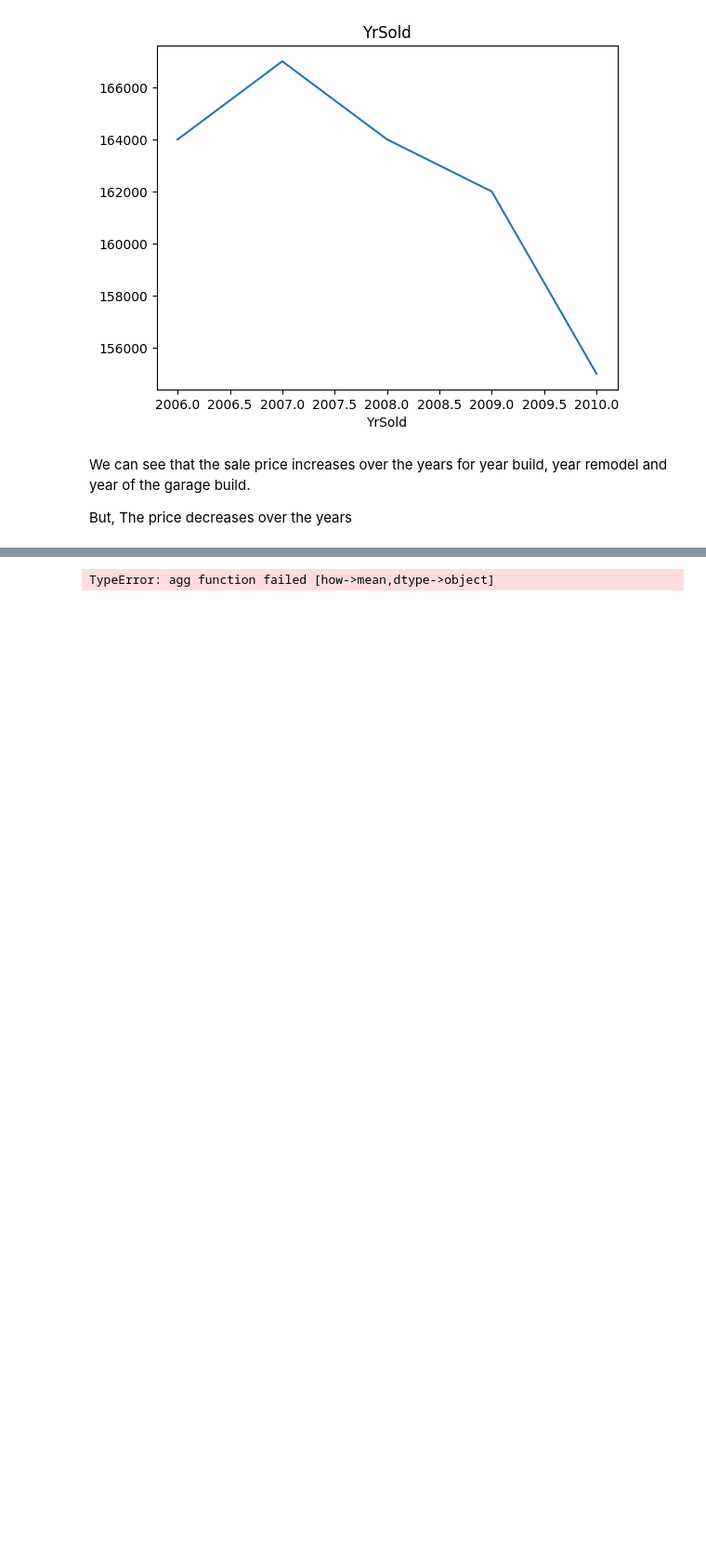
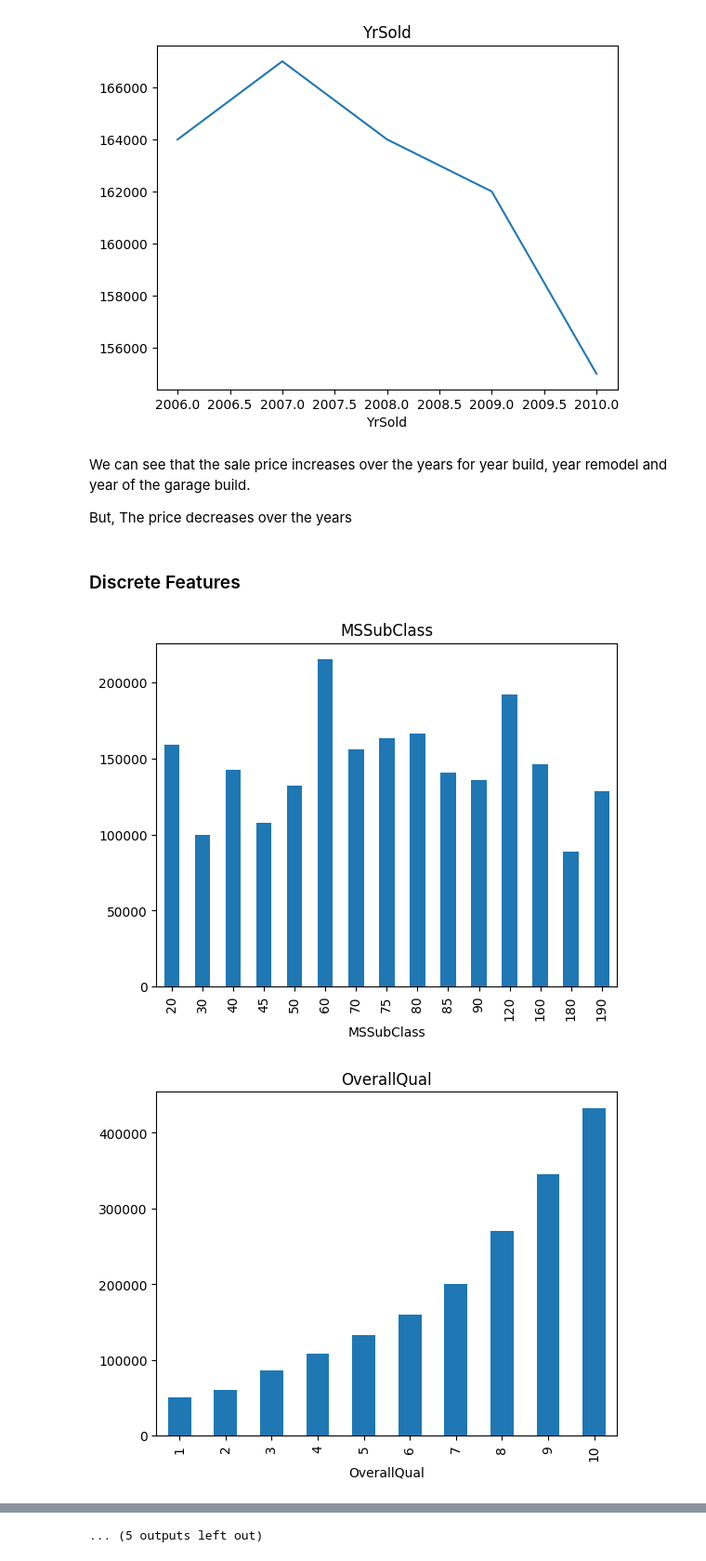
Before and after one commit to hyeen24/houseprices, a Jupyter notebook: notebook/EDA.ipynb, the cells around one changed output, grey strips where cells are left out. Shown at 93% size. Drawn from its saved outputs; the diff is of its cells as text; code cells hidden in the pictures; blank space fills up the shorter version.

```diff
--- a/notebook/EDA.ipynb
+++ b/notebook/EDA.ipynb
@@ -125,7 +124,7 @@ len(year_features)
 ['YearBuilt', 'YearRemodAdd', 'GarageYrBlt', 'YrSold']
 4
 # %%
-discrete_numerical_feature = [feature for feature in numeric_features if len((df[feature]).unique()) < 25 and feature not in year_features]
+discrete_numerical_feature = [feature for feature in numeric_features if len((df[feature]).unique()) < 25 and feature not in year_features and feature not in ['Id','SalePrice']]
 print(discrete_numerical_feature)
 len(discrete_numerical_feature)
 # %% [output]
@@ -173,11 +181,15 @@ We can see that the sale price increases over the years for year build, year rem
 
 But,
 The price decreases over the years
+# %% [markdown]
+### Discrete Features
 # %%
 for feature in discrete_numerical_feature:
     data = df.copy()
 
-    data.groupby(feature).median.plot.hist()
+    data.groupby(feature)['SalePrice'].median().plot.bar()
     plt.title(feature)
     plt.show()
 # %% [output]
+[figure, added]
+[figure, added]
@@ -184 +206 @@ for feature in discrete_numerical_feature:
-TypeError: agg function failed [how->mean,dtype->object]
+... (5 outputs left out)
```
Also changed, not shown: parts of 14 cells of this notebook.
